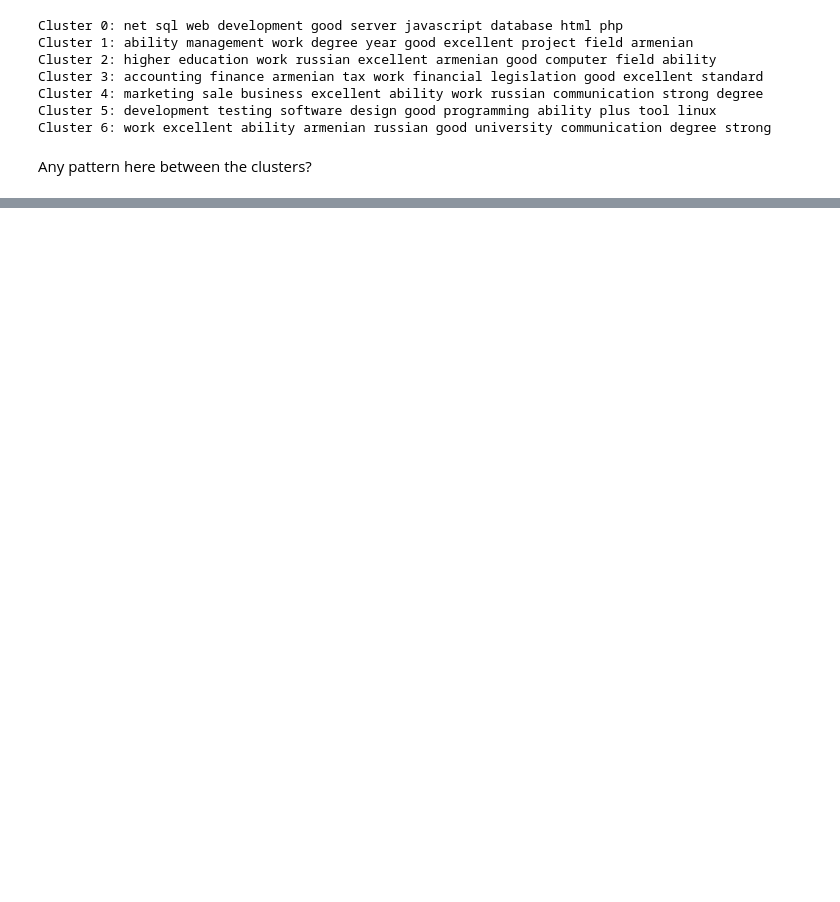
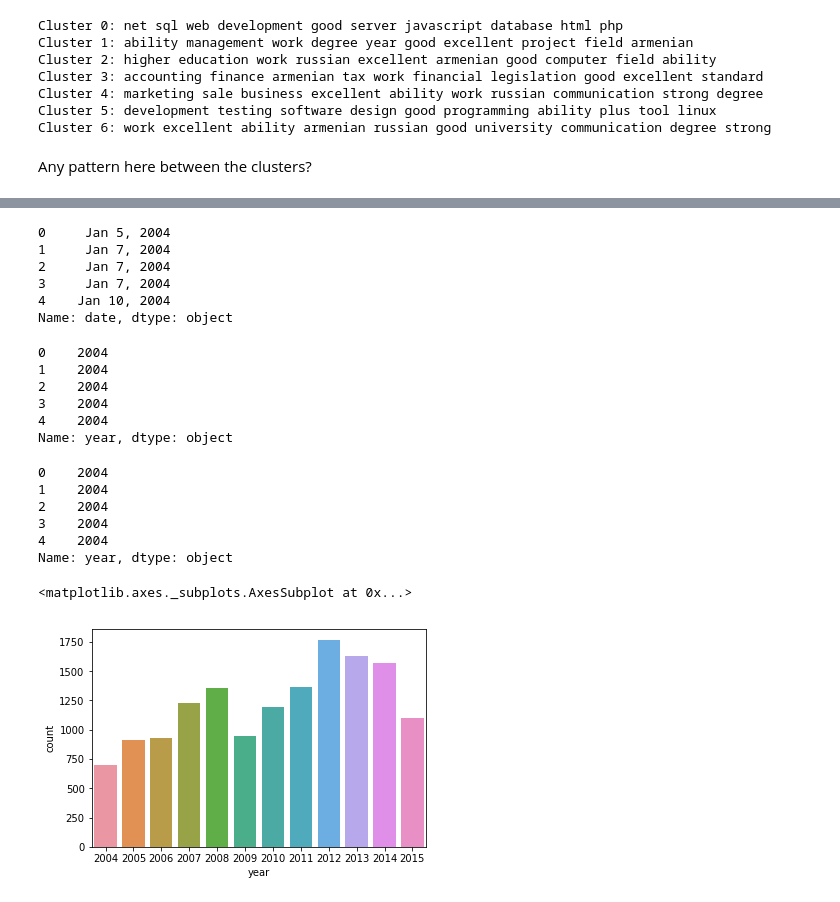
Before and after one commit to lppier/Armenian_Online_Job_Postings_Text_Mining, a Jupyter notebook: Anurag/1 - skill_sets_exploration.ipynb, the cells around one changed output, grey strips where cells are left out. Saved outputs shown, nothing was run; the diff lists cells and outputs as text; code cells hidden in the pictures; blank space fills up the shorter version.

Commit message:
Add code to plot job by year

```diff
--- a/Anurag/1 - skill_sets_exploration.ipynb
+++ b/Anurag/1 - skill_sets_exploration.ipynb
@@ -352,3 +352,48 @@ df["RequiredQual"].head()
 3    - Advanced degree in public health, social sci...
 4    - University degree; economical background is ...
 Name: RequiredQual, dtype: object
+# %%
+df["date"].head()
+# %% [output]
+0     Jan 5, 2004
+1     Jan 7, 2004
+2     Jan 7, 2004
+3     Jan 7, 2004
+4    Jan 10, 2004
+Name: date, dtype: object
+# %%
+def get_year_from_date_if_exists(date_str):
+    year_str = date_str.strip()[-4:]
+    for c in year_str:
+        if c.isalpha():
+            return "0"
+
+    return year_str
+
+df["year"] = df["date"].apply(get_year_from_date_if_exists)
+df["year"].head()
+# %% [output]
+0    2004
+1    2004
+2    2004
+3    2004
+4    2004
+Name: year, dtype: object
+# %%
+df = df[df["year"] != "0"]
+# %%
+df["year"].head()
+# %% [output]
+0    2004
+1    2004
+2    2004
+3    2004
+4    2004
+Name: year, dtype: object
+# %%
+import seaborn as sns
+ax = sns.countplot(x="year", data=df)
+ax
+# %% [output]
+<matplotlib.axes._subplots.AxesSubplot at 0x...>
+[figure, added]
```
Also changed, not shown: parts of 6 cells of this notebook.
